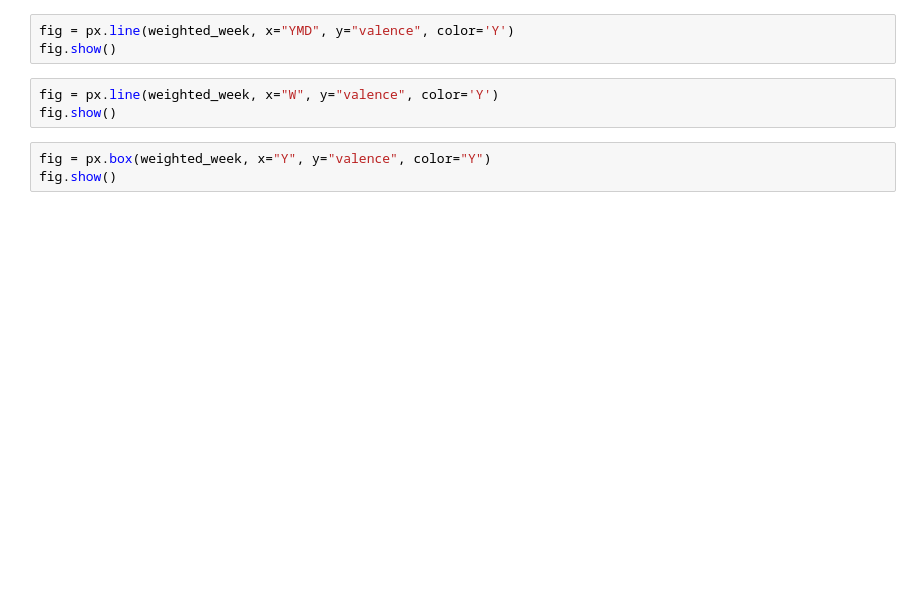
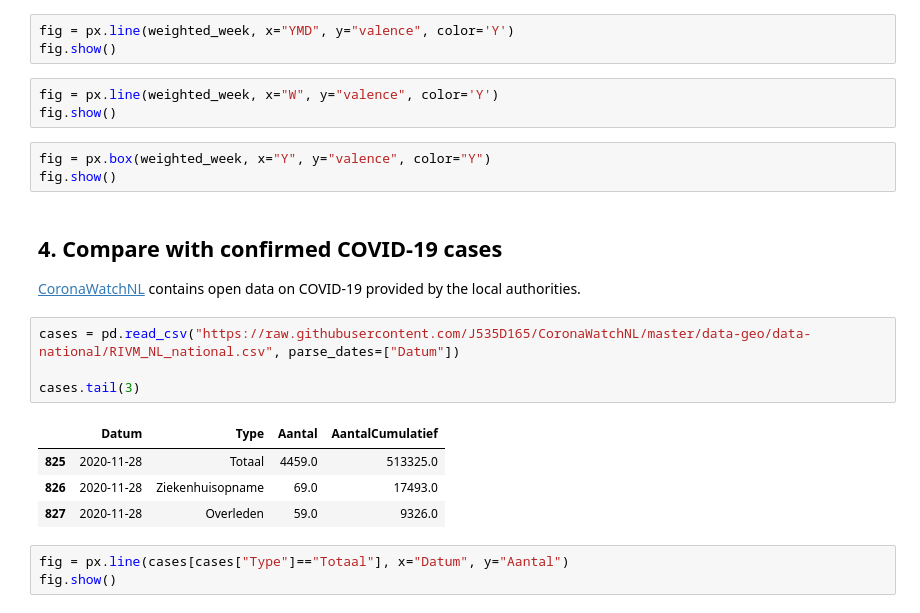
Before and after one commit to ystouthart/covid-19-nl-dashboard, a Jupyter notebook: src/ChangingMusicPreferences.ipynb, the cells around one changed output. Saved outputs shown, nothing was run; the diff lists cells and outputs as text; blank space fills up the shorter version.

Commit message:
Updates with new data

```diff
--- a/src/ChangingMusicPreferences.ipynb
+++ b/src/ChangingMusicPreferences.ipynb
@@ -260,3 +272,18 @@ fig.show()
 # %%
 fig = px.box(weighted_week, x="Y", y="valence", color="Y")
 fig.show()
+# %% [markdown]
+## 4. Compare with confirmed COVID-19 cases
+[CoronaWatchNL](https://github.com/J535D165/CoronaWatchNL) contains open data on COVID-19 provided by the local authorities.
+# %%
+cases = pd.read_csv("https://raw.githubusercontent.com/J535D165/CoronaWatchNL/master/data-geo/data-national/RIVM_NL_national.csv", parse_dates=["Datum"])
+
+cases.tail(3)
+# %% [output]
+|  | Datum | Type | Aantal | AantalCumulatief |
+| 825 | 2020-11-28 | Totaal | 4459.0 | 513325.0 |
+| 826 | 2020-11-28 | Ziekenhuisopname | 69.0 | 17493.0 |
+| 827 | 2020-11-28 | Overleden | 59.0 | 9326.0 |
+# %%
+fig = px.line(cases[cases["Type"]=="Totaal"], x="Datum", y="Aantal")
+fig.show()
```
Also changed, not shown: parts of 12 cells of this notebook, 1 other file.
